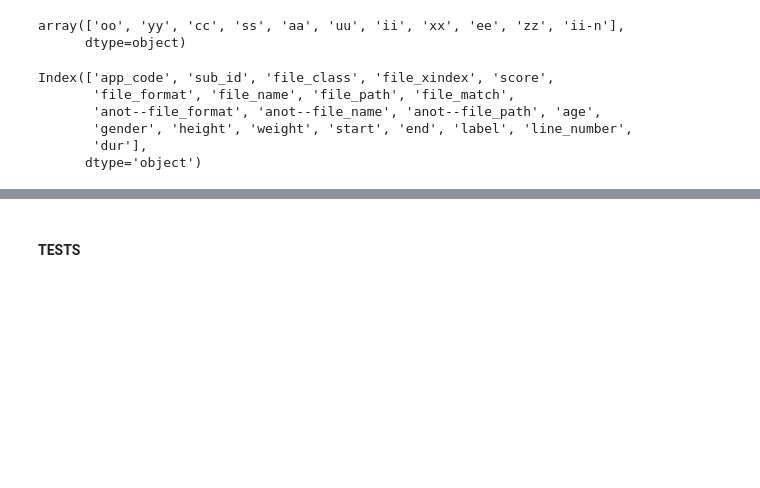
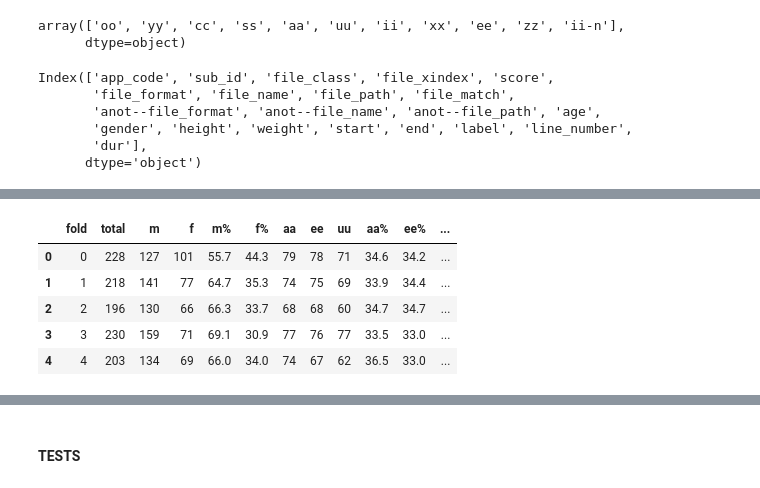
Before and after one commit to vaguebrownfox01/asquire-corpus_etl, a Jupyter notebook: c_asq-dataloader.ipynb, the cells around one changed output, grey strips where cells are left out. Drawn from its saved outputs; the diff is of its cells as text; code cells hidden in the pictures; blank space fills up the shorter version.

```diff
--- a/c_asq-dataloader.ipynb
+++ b/c_asq-dataloader.ipynb
@@ -298,0 +349,9 @@ asq_datafolds.ASQ_VOWEL_FILT_DF
+# %%
+asq_datafolds.get_fold_stats(vow_df)
+# %% [output]
+|  | fold | total | m | f | m% | f% | aa | ee | uu | aa% | ee% | ... |
+| 0 | 0 | 228 | 127 | 101 | 55.7 | 44.3 | 79 | 78 | 71 | 34.6 | 34.2 | ... |
+| 1 | 1 | 218 | 141 | 77 | 64.7 | 35.3 | 74 | 75 | 69 | 33.9 | 34.4 | ... |
+| 2 | 2 | 196 | 130 | 66 | 66.3 | 33.7 | 68 | 68 | 60 | 34.7 | 34.7 | ... |
+| 3 | 3 | 230 | 159 | 71 | 69.1 | 30.9 | 77 | 76 | 77 | 33.5 | 33.0 | ... |
+| 4 | 4 | 203 | 134 | 69 | 66.0 | 34.0 | 74 | 67 | 62 | 36.5 | 33.0 | ... |
```
Also changed, not shown: parts of 8 cells of this notebook.
